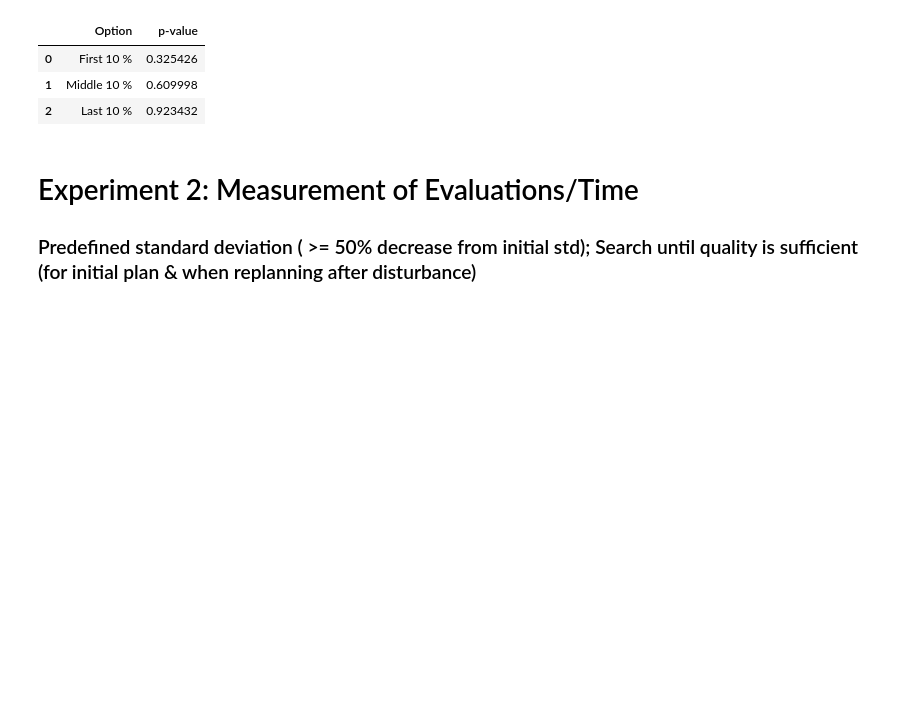
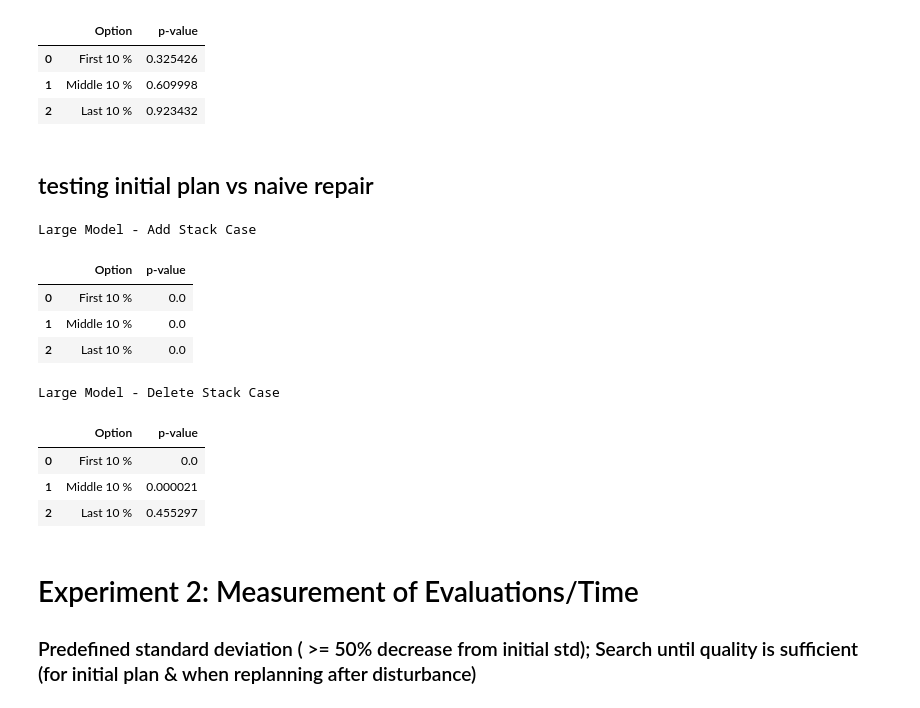
Before and after one commit to martineisenberg/momot-reactive, a Jupyter notebook: evaluation/data_processing.ipynb, the cells around one changed output. Drawn from its saved outputs; the diff is of its cells as text; code cells hidden in the pictures; blank space fills up the shorter version.

Commit message:
update data

```diff
--- a/evaluation/data_processing.ipynb
+++ b/evaluation/data_processing.ipynb
@@ -220,6 +220,7 @@ plt.show()
 # %%
 def get_data(folder_path):
     files = os.listdir(os.path.join('.', folder_path))
+    initial_plan = pd.DataFrame(columns = ['Disturbance', 'Setting', 'Value'])
     naive_repair = pd.DataFrame(columns = ['Disturbance', 'Setting', 'Value'])
     replan = pd.DataFrame(columns = ['Disturbance', 'Setting', 'Value'])
     replan_seed = pd.DataFrame(columns = ['Disturbance', 'Setting', 'Value'])
@@ -240,6 +241,8 @@ def get_data(folder_path):
                                      ignore_index=True)
                         post_disturbance_ov = post_disturbance_ov.append({'Disturbance': disturbance, 'Setting': setting, 'Value': row['initial_post_disturbance_std']},
                                      ignore_index=True)
+                        initial_plan = initial_plan.append({'Disturbance': disturbance, 'Setting': setting, 'Value': row['initial_planning_objective']},
+                                     ignore_index=True)
                 elif(name == "NSGAII_PlanningStrategy-ReplanningStrategy_0" or name == "NSGAII_EvaluationReplanningStrategy-10000_1" or name == "NSGAII_EvaluationReplanningStrategy-10000_0" or name == "NSGAII_PlanningStrategy-ReplanningStrategy_1"):
                     for index, row in group.iterrows():
                         replan = replan.append({'Disturbance': disturbance, 'Setting': setting, 'Value': row['final_objective_value']},
@@ -248,9 +251,9 @@ def get_data(folder_path):
                     for index, row in group.iterrows():
                         replan_seed = replan_seed.append({'Disturbance': disturbance, 'Setting': setting, 'Value': row['final_objective_value']},
                                      ignore_index=True)
-    return (naive_repair, replan, replan_seed, pre_disturbance_ov, post_disturbance_ov)
-naive_large, replan_large, seed_large, pre_disturbance_large, post_disturbance_large = get_data("exp1/fixedPlanLength/max100itemsperstack")
-naive_small, replan_small, seed_small, pre_disturbance_small, post_disturbance_small = get_data("exp1/fixedPlanLength/max10itemsperstack")
+    return (naive_repair, replan, replan_seed, pre_disturbance_ov, post_disturbance_ov, initial_plan)
+naive_large, replan_large, seed_large, pre_disturbance_large, post_disturbance_large, initial_large = get_data("exp1/fixedPlanLength/max100itemsperstack")
+naive_small, replan_small, seed_small, pre_disturbance_small, post_disturbance_small, initial_small = get_data("exp1/fixedPlanLength/max10itemsperstack")
 # %% [markdown]
 ### testing naive repair VS replan
 # %%
@@ -428,6 +431,47 @@ Small Model - Delete Stack Case
 | 0 | First 10 % | 0.325426 |
 | 1 | Middle 10 % | 0.609998 |
 | 2 | Last 10 % | 0.923432 |
+# %% [markdown]
+## testing initial plan vs naive repair
+# %%
+def test(replan, seed):
+    p_values = pd.DataFrame(columns = ["Option", "p-value"])
+    row = {}
+    row['Option'] = "First 10 %"
+    x = seed[seed.Setting == "FIRST"]['Value'].tolist()
+    y = replan[replan.Setting == "FIRST"]['Value'].tolist()
+    row['p-value'] = st.mannwhitneyu(x, y, alternative="two-sided")[1]
+    p_values = p_values.append(row, ignore_index = True)
+    row['Option'] = "Middle 10 %"
+    x = seed[seed.Setting == "MIDDLE"]['Value'].tolist()
+    y = replan[replan.Setting == "MIDDLE"]['Value'].tolist()
+    row['p-value'] = st.mannwhitneyu(x, y, alternative="two-sided")[1]
+    p_values = p_values.append(row, ignore_index = True)
+    row['Option'] = "Last 10 %"
+    x = seed[seed.Setting == "LAST"]['Value'].tolist()
+    y = replan[replan.Setting == "LAST"]['Value'].tolist()
+    row['p-value'] = st.mannwhitneyu(x, y, alternative="two-sided")[1]
+    p_values = p_values.append(row, ignore_index = True)
+    return p_values
+print("Large Model - Add Stack Case")
+initial_large_add = initial_large[initial_large.Disturbance=='ADD']
+naive_large_add = naive_large[naive_large.Disturbance=='ADD']
+display(test(initial_large_add, naive_large_add))
+print("Large Model - Delete Stack Case")
+initial_large_delete = initial_large[initial_large.Disturbance=='REMOVE']
+naive_large_delete = naive_large[naive_large.Disturbance=='REMOVE']
+display(test(initial_large_delete, naive_large_delete))
+# %% [output]
+Large Model - Add Stack Case
+|  | Option | p-value |
+| 0 | First 10 % | 0.0 |
+| 1 | Middle 10 % | 0.0 |
+| 2 | Last 10 % | 0.0 |
+Large Model - Delete Stack Case
+|  | Option | p-value |
+| 0 | First 10 % | 0.0 |
+| 1 | Middle 10 % | 0.000021 |
+| 2 | Last 10 % | 0.455297 |
 # %% [markdown]
 # Experiment 2: Measurement of Evaluations/Time
 ### Predefined standard deviation ( >= 50% decrease from initial std); Search until quality is sufficient (for initial plan & when replanning after disturbance)
```
Also changed, not shown: parts of 5 cells of this notebook, 16 other files.
